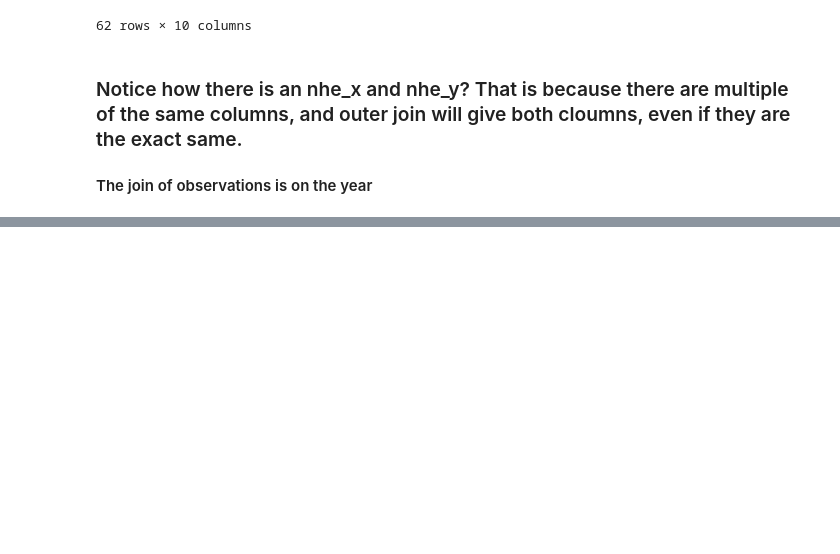
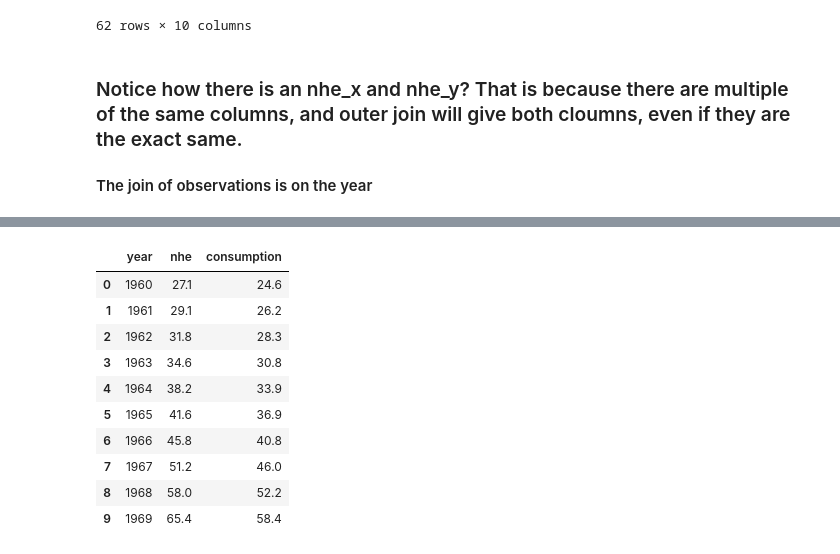
Before and after one commit to messymoose/ECON570, a Jupyter notebook: Study/StudyGuide.ipynb, the cells around one changed output, grey strips where cells are left out. Drawn from its saved outputs; the diff is of its cells as text; code cells hidden in the pictures; blank space fills up the shorter version.

```diff
--- a/Study/StudyGuide.ipynb
+++ b/Study/StudyGuide.ipynb
@@ -89,0 +117,15 @@ df1.merge(df2 , how = 'outer',  on=["year"])
+# %%
+df1.iloc[0:3]
+df2.iloc[0:10, 0:3]
+# %% [output]
+|  | year | nhe | consumption |
+| 0 | 1960 | 27.1 | 24.6 |
+| 1 | 1961 | 29.1 | 26.2 |
+| 2 | 1962 | 31.8 | 28.3 |
+| 3 | 1963 | 34.6 | 30.8 |
+| 4 | 1964 | 38.2 | 33.9 |
+| 5 | 1965 | 41.6 | 36.9 |
+| 6 | 1966 | 45.8 | 40.8 |
+| 7 | 1967 | 51.2 | 46.0 |
+| 8 | 1968 | 58.0 | 52.2 |
+| 9 | 1969 | 65.4 | 58.4 |
```
Also changed, not shown: parts of 3 cells of this notebook, 12 other files.
